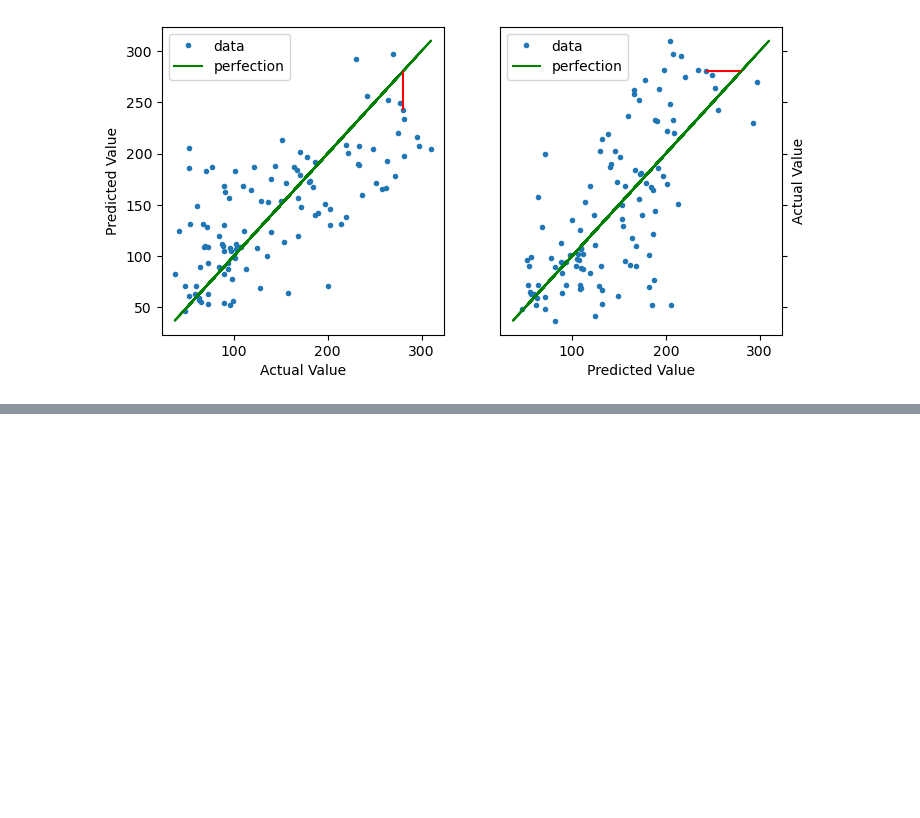
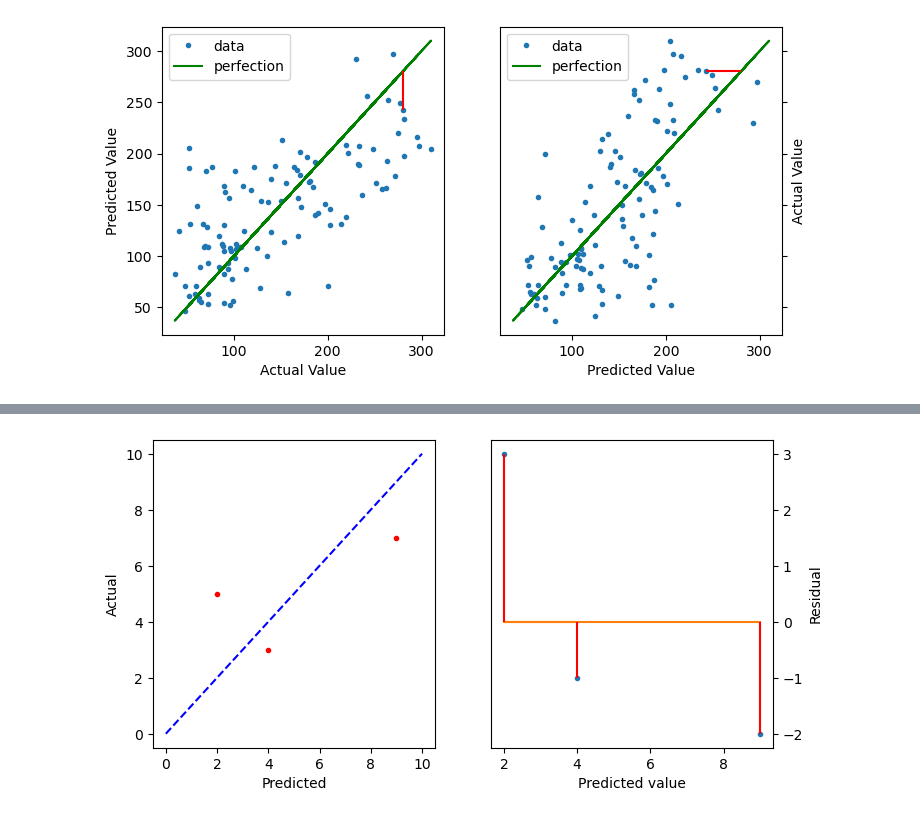
Before and after one commit to ritikb96/MLWPY, a Jupyter notebook: 6_EvaluatingRegressors.ipynb, the cells around one changed output, grey strips where cells are left out. Drawn from its saved outputs; the diff is of its cells as text; code cells hidden in the pictures; blank space fills up the shorter version.

```diff
--- a/6_EvaluatingRegressors.ipynb
+++ b/6_EvaluatingRegressors.ipynb
@@ -209,0 +212,9 @@ regression_errors((8,4),preds,diabetes_test_tgt,errors=[-20])
+# %%
+ape_df = pd.DataFrame({'predicted' : [4, 2, 9],
+                       'actual'    : [3, 5, 7]})
+
+ape_df['error'] = ape_df['predicted'] - ape_df['actual']
+ape_df['resid'] = ape_df['actual'] - ape_df['predicted']
+
+ape_df.index.name = 'example'
+display(ape_df)
@@ -209,0 +227,30 @@ regression_errors((8,4),preds,diabetes_test_tgt,errors=[-20])
+# %%
+def regression_residuals(ax,predicted,actual,show_errors = None , right = False):
+    df = pd.DataFrame({'actual':actual, 'predicted':predicted})
+    df['error'] = df.actual - df.predicted
+    ax.plot(df.predicted,df.error,'.')
+    ax.plot(df.predicted,np.zeros_like(predicted),'-')
+
+    if right:
+        ax.yaxis.tick_right()
+        ax.yaxis.set_label_position("right")
+
+        ax.set_xlabel('Predicted value')
+        ax.set_ylabel('Residual')
+
+    if show_errors =="all":
+        show_errors = range(len(df))
+
+    if show_errors:
+        preds = df.predicted.iloc[show_errors]
+        errors = df.error.iloc[show_errors]
+        ax.vlines(preds,0,errors,'r')
+
+fig,(ax1,ax2) = plt.subplots(1,2,figsize=(8,4))
+
+ax1.plot(ape_df.predicted,ape_df.actual,'r.',[0,10],[0,10],'b--')
+ax1.set_xlabel('Predicted')
+ax1.set_ylabel('Actual')
+regression_residuals(ax2,ape_df.predicted,ape_df.actual, 'all',right = True)
+# %% [output]
+[figure, added]
```
Also changed, not shown: parts of 12 cells of this notebook.
